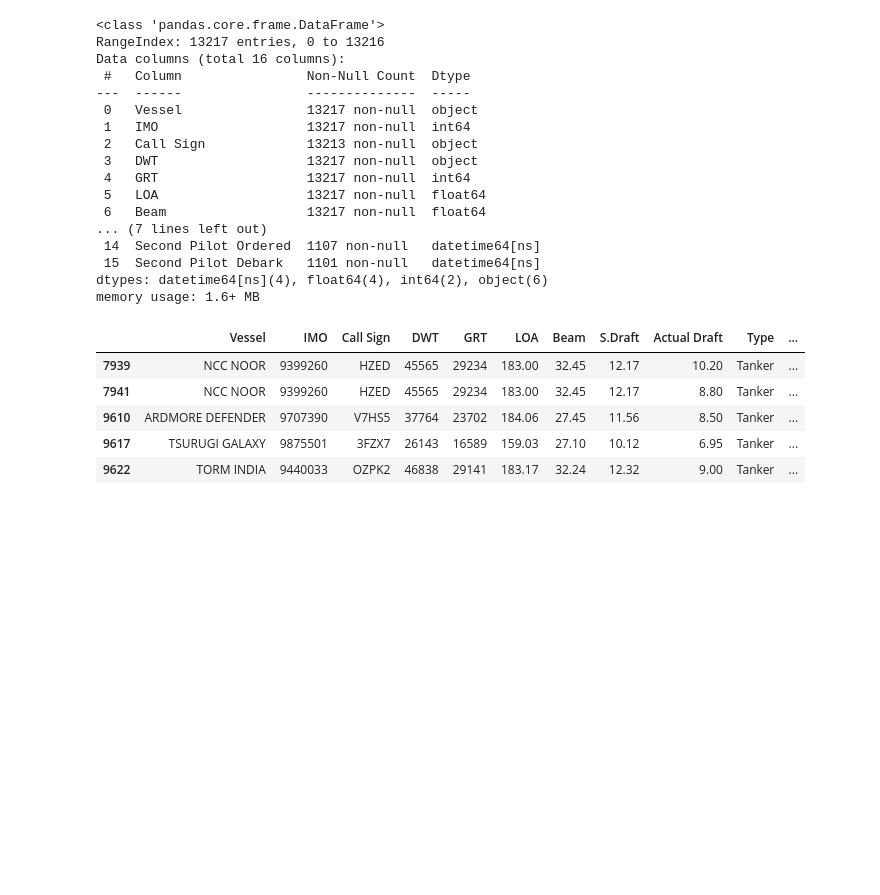
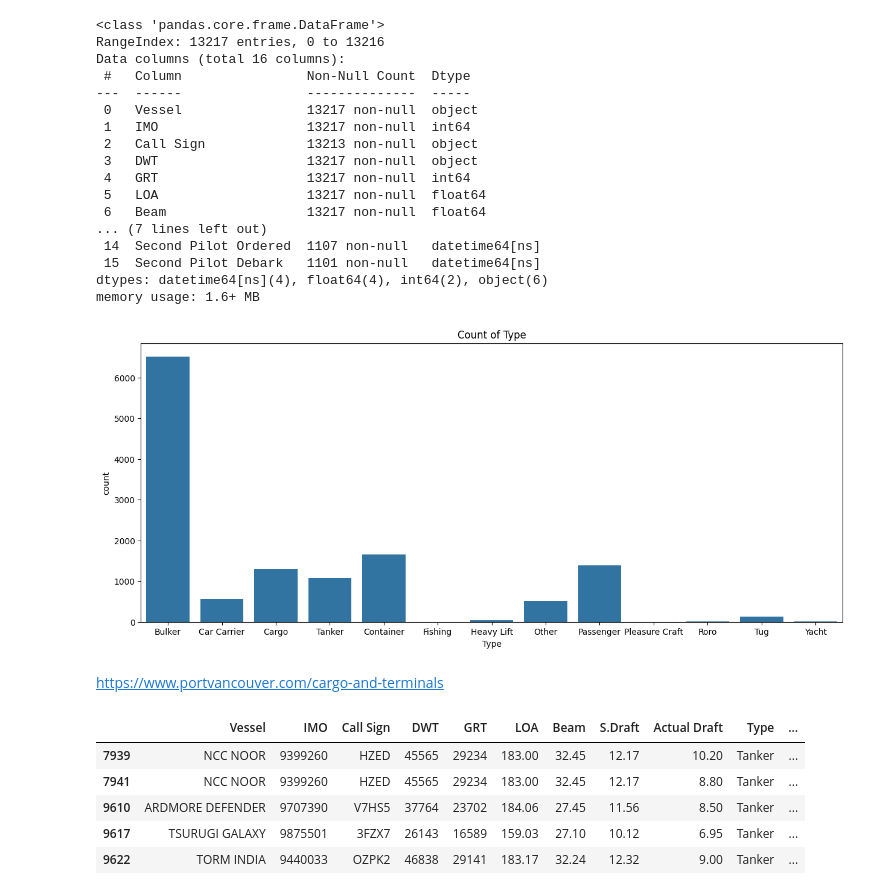
Before and after one commit to svnxxa/Clear-Seas-Assessment, a Jupyter notebook: clear seas assessment.ipynb, the cells around one changed output. Cells and saved outputs as stored; diff of their text form; code cells hidden in the pictures; blank space fills up the shorter version.

Commit message:
plot

```diff
--- a/clear seas assessment.ipynb
+++ b/clear seas assessment.ipynb
@@ -52,6 +53,14 @@ Data columns (total 16 columns):
  15  Second Pilot Debark   1101 non-null   datetime64[ns]
 dtypes: datetime64[ns](4), float64(4), int64(2), object(6)
 memory usage: 1.6+ MB
+# %%
+# EDA
+plt.figure(figsize=(15, 6))
+sns.countplot(x='Type', data=data_2023)
+plt.title(f'Count of Type')
+plt.show()
+# %% [output]
+[figure, added]
 # %%
 # Filter for `Tanker` in the 'Type' column
 tanker_2023 = data_2023[(data_2023['Type'] == 'Tanker')]
@@ -76,6 +85,8 @@ port_of_van = ['ANNACIS', 'FRASER SURREY', 'LYNNTERM', 'ALLIANCE', 'CARGILL',
                 'Westshore Terminals']
 
 # no Richmond Auto, Chemtrade Chemical, Fraser Grain Terminal Ltd., West Coast Reduction.
+# %% [markdown]
+https://www.portvancouver.com/cargo-and-terminals
 # %%
 # create a pattern from the list of keywords
 pattern = '|'.join(port_of_van)
```
Also changed, not shown: parts of 4 cells of this notebook.
